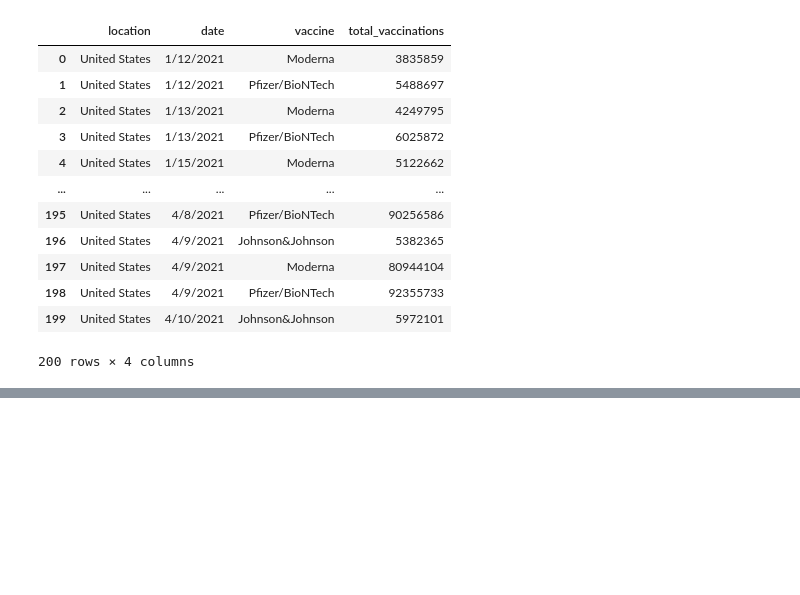
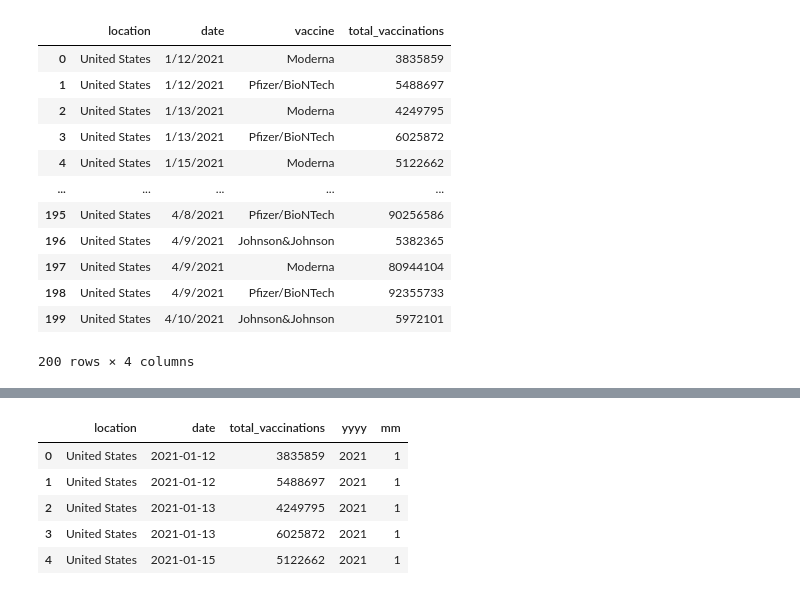
Before and after one commit to tashunaj/team-5, a Jupyter notebook: script.py.ipynb, the cells around one changed output, grey strips where cells are left out. Cells and saved outputs as stored; diff of their text form; code cells hidden in the pictures; blank space fills up the shorter version.

```diff
--- a/script.py.ipynb
+++ b/script.py.ipynb
@@ -162,0 +190,11 @@ us_df.head(200)
+# %%
+us_df['yyyy'] = pd.to_datetime(us_df['date']).dt.year
+us_df['mm'] = pd.to_datetime(us_df['date']).dt.month
+us_df.head()
+# %% [output]
+|  | location | date | total_vaccinations | yyyy | mm |
+| 0 | United States | 2021-01-12 | 3835859 | 2021 | 1 |
+| 1 | United States | 2021-01-12 | 5488697 | 2021 | 1 |
+| 2 | United States | 2021-01-13 | 4249795 | 2021 | 1 |
+| 3 | United States | 2021-01-13 | 6025872 | 2021 | 1 |
+| 4 | United States | 2021-01-15 | 5122662 | 2021 | 1 |
```
Also changed, not shown: parts of 9 cells of this notebook.
